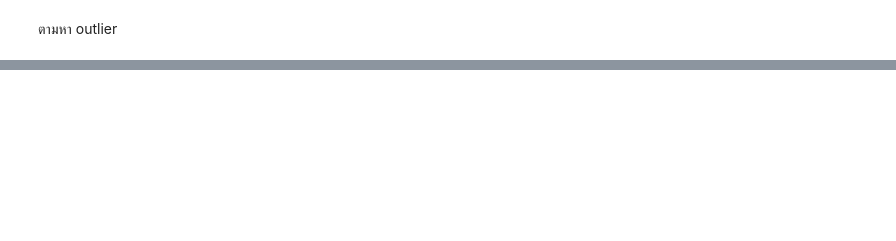
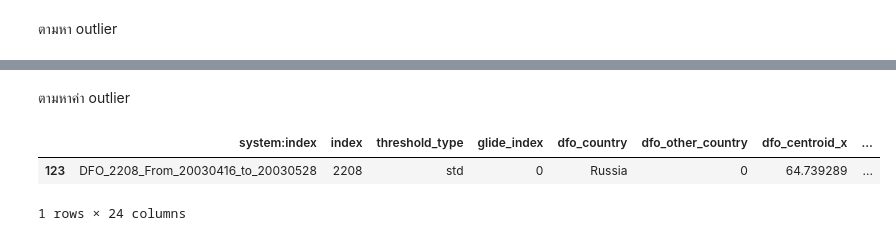
Before and after one commit to bamSirikorn/BSC_DPDM2025, a Jupyter notebook: Ch3_Data_Preprocession.ipynb, the cells around one changed output, grey strips where cells are left out. Drawn from its saved outputs; the diff is of its cells as text; code cells hidden in the pictures; blank space fills up the shorter version.

Commit message:
แก้ Noisy Data (smoothing, outlier removal)

```diff
--- a/Ch3_Data_Preprocession.ipynb
+++ b/Ch3_Data_Preprocession.ipynb
@@ -405,0 +428,2 @@ outputbox =plt.boxplot(flooding_no_outlier['gfd_area'], vert=False, whis=10);
+# %%
+outputbox = plt.boxplot(flooding['gfd_area'],vert=False,whis=10)
@@ -405,0 +468,8 @@ outputbox =plt.boxplot(flooding_no_outlier['gfd_area'], vert=False, whis=10);
+# %% [markdown]
+ตามหาค่า outlier
+# %%
+flooding[flooding['gfd_area'] == outputbox['fliers'][0].get_xdata()[0]]
+# %% [output]
+|  | system:index | index | threshold_type | glide_index | dfo_country | dfo_other_country | dfo_centroid_x | ... |
+| 123 | DFO_2208_From_20030416_to_20030528 | 2208 | std | 0 | Russia | 0 | 64.739289 | ... |
+1 rows × 24 columns
```
Also changed, not shown: parts of 31 cells of this notebook.
